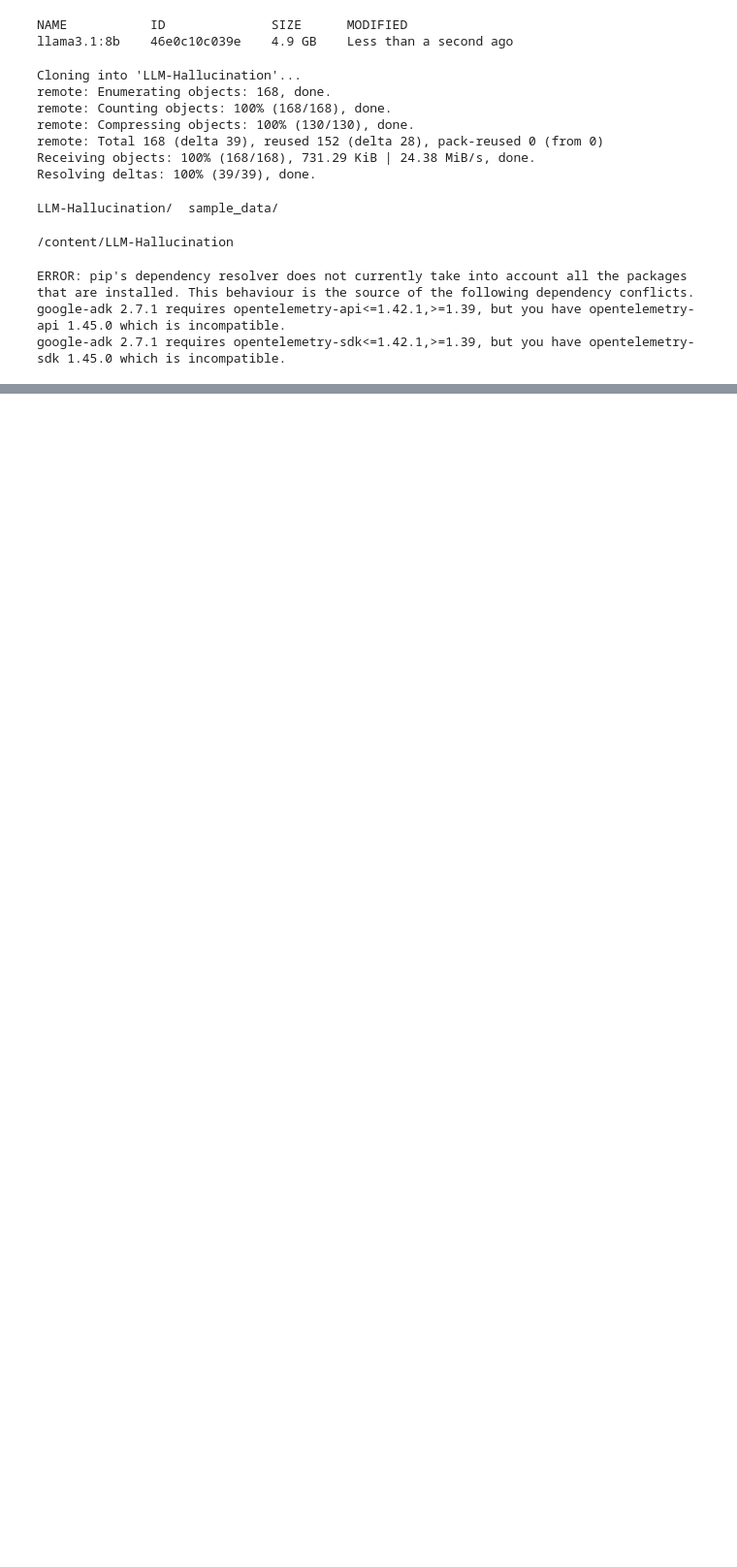
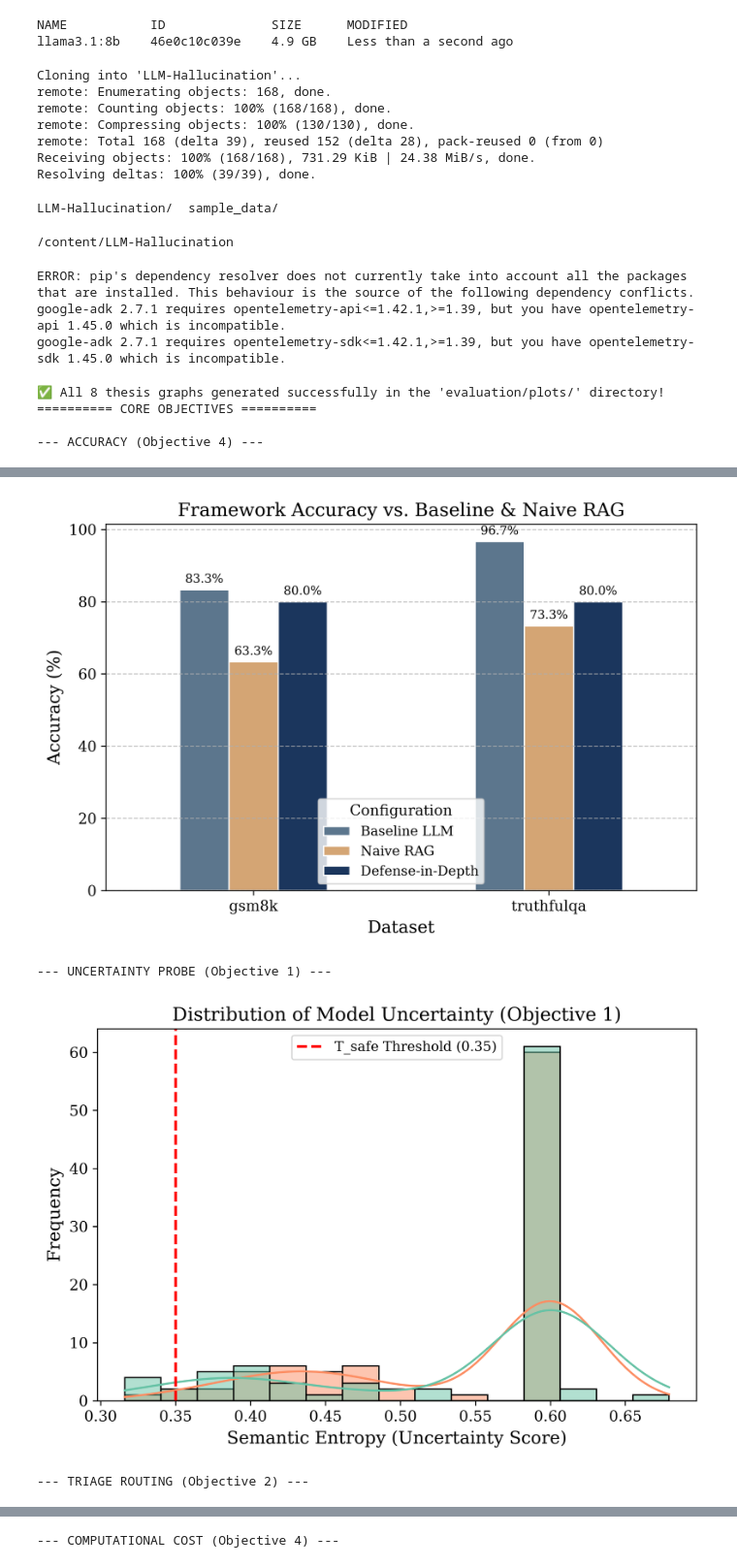
Before and after one commit to Hemant-Shashikant-Yadav/LLM-Hallucination, a Jupyter notebook: HALLUipynb.ipynb, the cells around one changed output, grey strips where cells are left out. Shown at 97% size. Drawn from its saved outputs; the diff is of its cells as text; code cells hidden in the pictures; blank space fills up the shorter version.

Commit message:
feat: add thesis plotting script and generated benchmark visualization plots with old model llama3.1:8b

```diff
--- a/HALLUipynb.ipynb
+++ b/HALLUipynb.ipynb
@@ -143,3 +143,42 @@ if not server_ready:
 # %%
 # Cell 5: Run benchmarks
 !python -m evaluation.benchmark_runner
+# %%
+# 1. Run the script to generate all 8 thesis plots
+!python evaluation/thesis_plots.py
+
+# 2. Display the generated plots directly in the notebook
+from IPython.display import Image, display
+
+print("========== CORE OBJECTIVES ==========\n")
+
+print("--- ACCURACY (Objective 4) ---")
+display(Image(filename="evaluation/plots/thesis_accuracy_comparison.png"))
+
+print("\n--- UNCERTAINTY PROBE (Objective 1) ---")
+display(Image(filename="evaluation/plots/thesis_entropy_distribution.png"))
+
+print("\n--- TRIAGE ROUTING (Objective 2) ---")
+display(Image(filename="evaluation/plots/thesis_routing_piecharts.png"))
+
+print("\n--- COMPUTATIONAL COST (Objective 4) ---")
+display(Image(filename="evaluation/plots/thesis_latency_boxplot.png"))
+
+print("\n========== DEEP ANALYSIS ==========\n")
+
+print("--- TOKEN EFFICIENCY ---")
+display(Image(filename="evaluation/plots/thesis_token_overhead.png"))
+
+print("\n--- LAYER INVOCATION FLOW ---")
+display(Image(filename="evaluation/plots/thesis_layer_invocations.png"))
+
+print("\n--- IDENTIFIED ERROR PROFILES ---")
+display(Image(filename="evaluation/plots/thesis_error_types.png"))
+
+print("\n--- SCALABILITY (Latency vs Tokens) ---")
+display(Image(filename="evaluation/plots/thesis_latency_scaling.png"))
+# %% [output]
+✅ All 8 thesis graphs generated successfully in the 'evaluation/plots/' directory!
+========== CORE OBJECTIVES ==========
+
+--- ACCURACY (Objective 4) ---
@@ -145,0 +194,4 @@ if not server_ready:
+[figure, added]
+--- UNCERTAINTY PROBE (Objective 1) ---
+[figure, added]
+--- TRIAGE ROUTING (Objective 2) ---
@@ -145,0 +199 @@ if not server_ready:
+--- COMPUTATIONAL COST (Objective 4) ---
```
Also changed, not shown: parts of 1 cell of this notebook, 10 other files.
